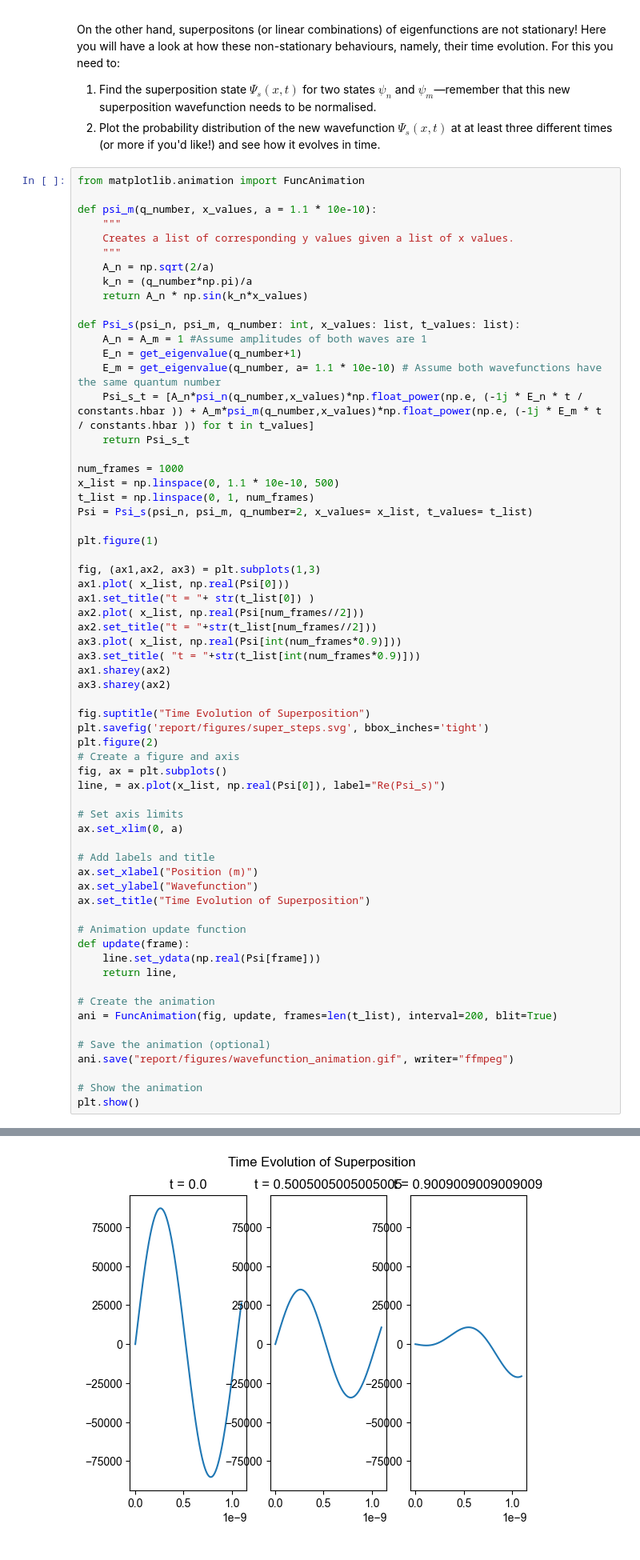
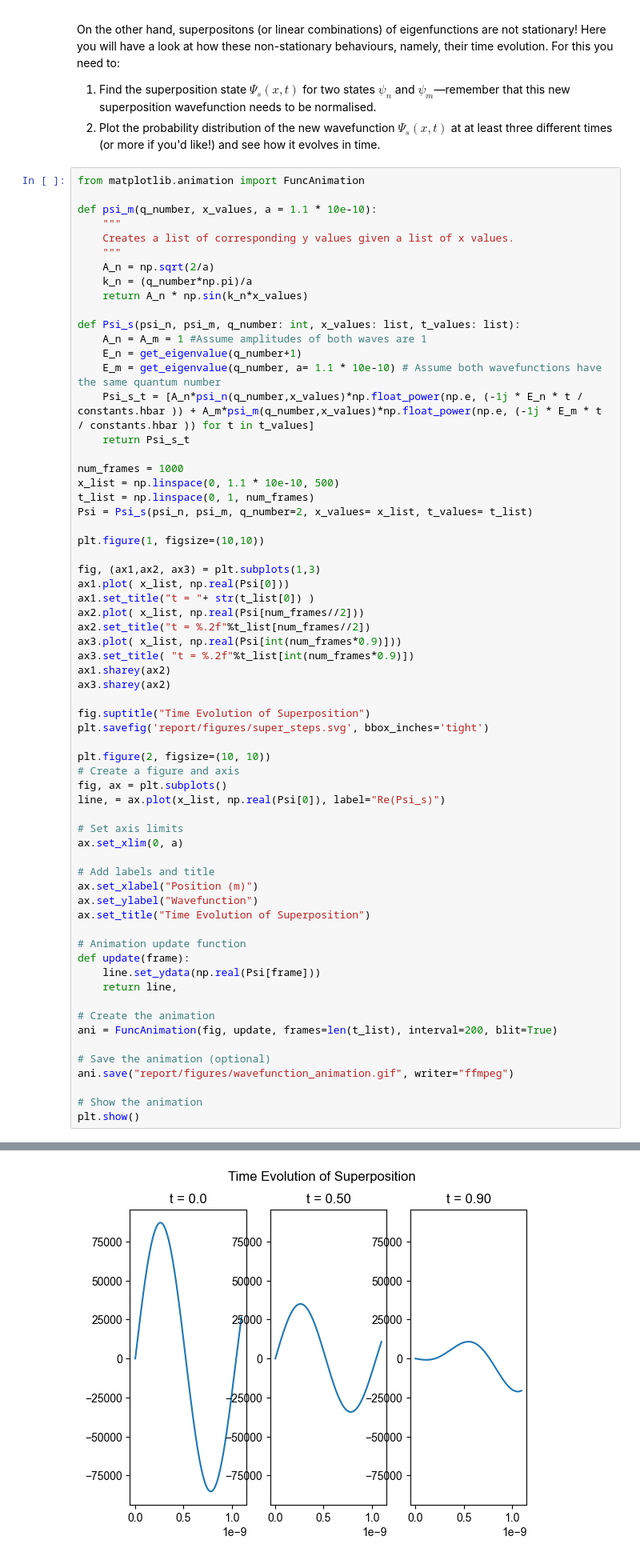
Before and after one commit to Can-Bot/QED-Lab1, a Jupyter notebook: Lab 1 - Quantum Confinement and Superposition.ipynb, the cells around one changed output, grey strips where cells are left out. Shown: that part at 80% size. Drawn from its saved outputs; the diff is of its cells as text.

Commit message:
better plots

```diff
--- a/Lab 1 - Quantum Confinement and Superposition.ipynb
+++ b/Lab 1 - Quantum Confinement and Superposition.ipynb
@@ -404,21 +404,22 @@ x_list = np.linspace(0, 1.1 * 10e-10, 500)
 t_list = np.linspace(0, 1, num_frames)
 Psi = Psi_s(psi_n, psi_m, q_number=2, x_values= x_list, t_values= t_list)
 
-plt.figure(1)
+plt.figure(1, figsize=(10,10))
 
 fig, (ax1,ax2, ax3) = plt.subplots(1,3)
 ax1.plot( x_list, np.real(Psi[0]))
 ax1.set_title("t = "+ str(t_list[0]) )
 ax2.plot( x_list, np.real(Psi[num_frames//2]))
-ax2.set_title("t = "+str(t_list[num_frames//2]))
+ax2.set_title("t = %.2f"%t_list[num_frames//2])
 ax3.plot( x_list, np.real(Psi[int(num_frames*0.9)]))
-ax3.set_title( "t = "+str(t_list[int(num_frames*0.9)]))
+ax3.set_title( "t = %.2f"%t_list[int(num_frames*0.9)])
 ax1.sharey(ax2)
 ax3.sharey(ax2)
 
 fig.suptitle("Time Evolution of Superposition")
 plt.savefig('report/figures/super_steps.svg', bbox_inches='tight')
-plt.figure(2)
+
+plt.figure(2, figsize=(10, 10))
 # Create a figure and axis
 fig, ax = plt.subplots()
 line, = ax.plot(x_list, np.real(Psi[0]), label="Re(Psi_s)")
@@ -450,4 +451,4 @@ MovieWriter ffmpeg unavailable; using Pillow instead.
-[figure, old version]
+[figure, new version]
 [figure]
 # %% [markdown]
 ### Animate your plot!
```
Also changed, not shown: parts of 1 cell of this notebook, 5 other files.
